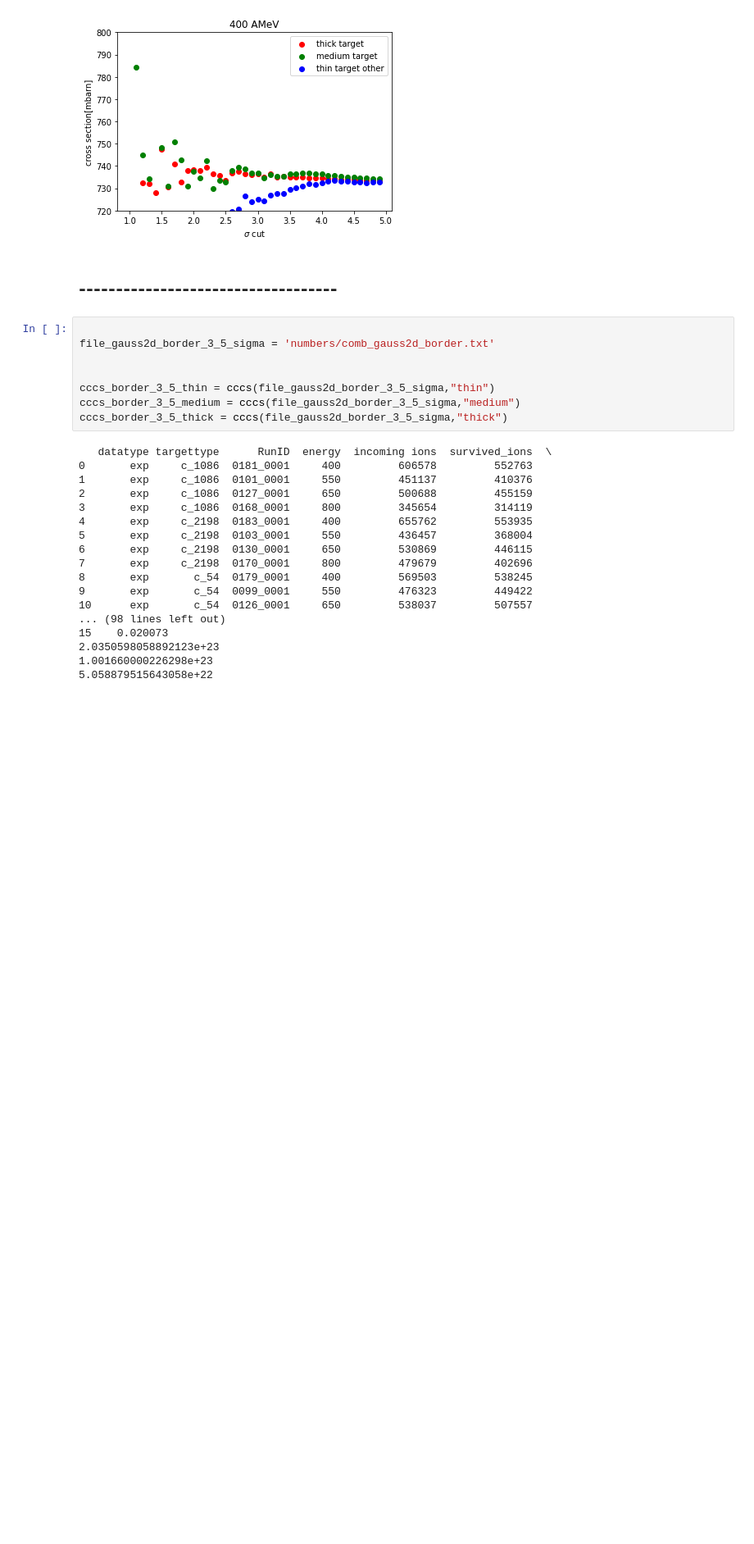
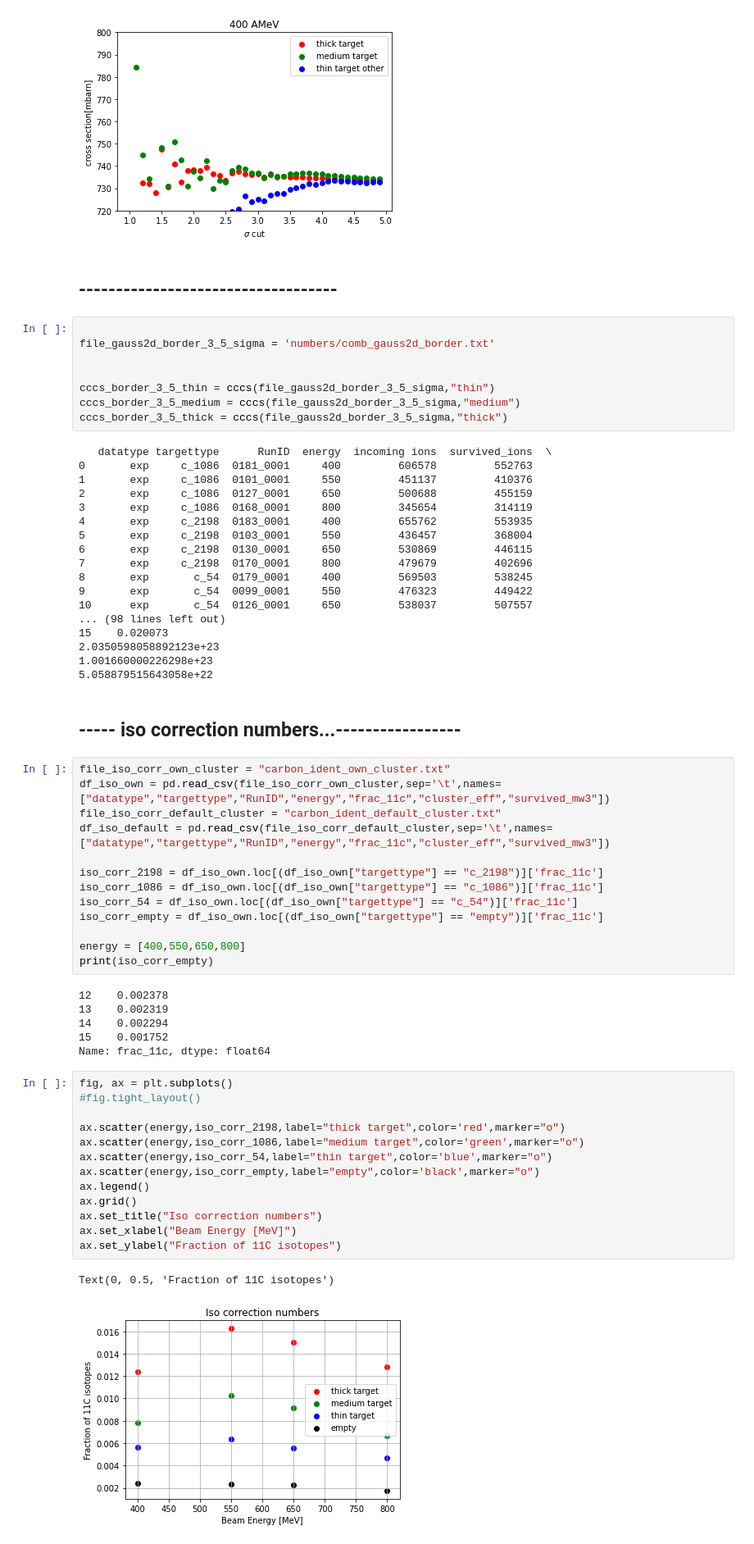
Before and after one commit to jenegger/r3bweek24_gsi, a Jupyter notebook: preliminary_charge_chaning_methods.ipynb, the cells around one changed output. Shown at 82% size. Drawn from its saved outputs; the diff is of its cells as text; blank space fills up the shorter version.

Commit message:
added iso corr_files

```diff
--- a/preliminary_charge_chaning_methods.ipynb
+++ b/preliminary_charge_chaning_methods.ipynb
@@ -1080,3 +1080,40 @@ cccs_border_3_5_thick = cccs(file_gauss2d_border_3_5_sigma,"thick")
 2.0350598058892123e+23
 1.001660000226298e+23
 5.058879515643058e+22
+# %% [markdown]
+## ----- iso correction numbers...-----------------
+# %%
+file_iso_corr_own_cluster = "carbon_ident_own_cluster.txt"
+df_iso_own = pd.read_csv(file_iso_corr_own_cluster,sep='\t',names=["datatype","targettype","RunID","energy","frac_11c","cluster_eff","survived_mw3"])
+file_iso_corr_default_cluster = "carbon_ident_default_cluster.txt"
+df_iso_default = pd.read_csv(file_iso_corr_default_cluster,sep='\t',names=["datatype","targettype","RunID","energy","frac_11c","cluster_eff","survived_mw3"])
+
+iso_corr_2198 = df_iso_own.loc[(df_iso_own["targettype"] == "c_2198")]['frac_11c']
+iso_corr_1086 = df_iso_own.loc[(df_iso_own["targettype"] == "c_1086")]['frac_11c']
+iso_corr_54 = df_iso_own.loc[(df_iso_own["targettype"] == "c_54")]['frac_11c']
+iso_corr_empty = df_iso_own.loc[(df_iso_own["targettype"] == "empty")]['frac_11c']
+
+energy = [400,550,650,800]
+print(iso_corr_empty)
+# %% [output]
+12    0.002378
+13    0.002319
+14    0.002294
+15    0.001752
+Name: frac_11c, dtype: float64
+# %%
+fig, ax = plt.subplots()
+#fig.tight_layout()
+
+ax.scatter(energy,iso_corr_2198,label="thick target",color='red',marker="o")
+ax.scatter(energy,iso_corr_1086,label="medium target",color='green',marker="o")
+ax.scatter(energy,iso_corr_54,label="thin target",color='blue',marker="o")
+ax.scatter(energy,iso_corr_empty,label="empty",color='black',marker="o")
+ax.legend()
+ax.grid()
+ax.set_title("Iso correction numbers")
+ax.set_xlabel("Beam Energy [MeV]")
+ax.set_ylabel("Fraction of 11C isotopes")
+# %% [output]
+Text(0, 0.5, 'Fraction of 11C isotopes')
+[figure, added]
```
Also changed, not shown: parts of 6 cells of this notebook, 3 other files.
